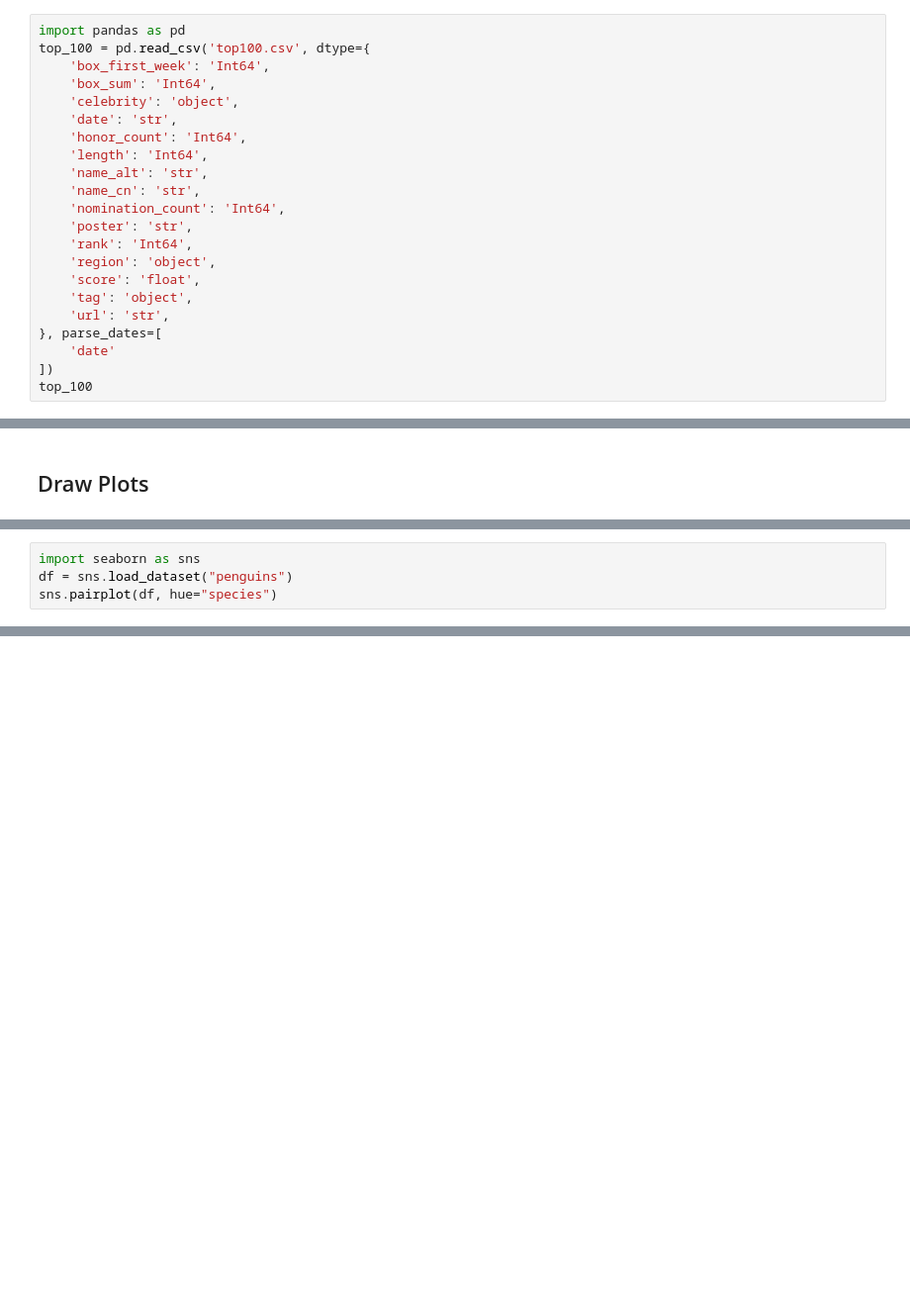
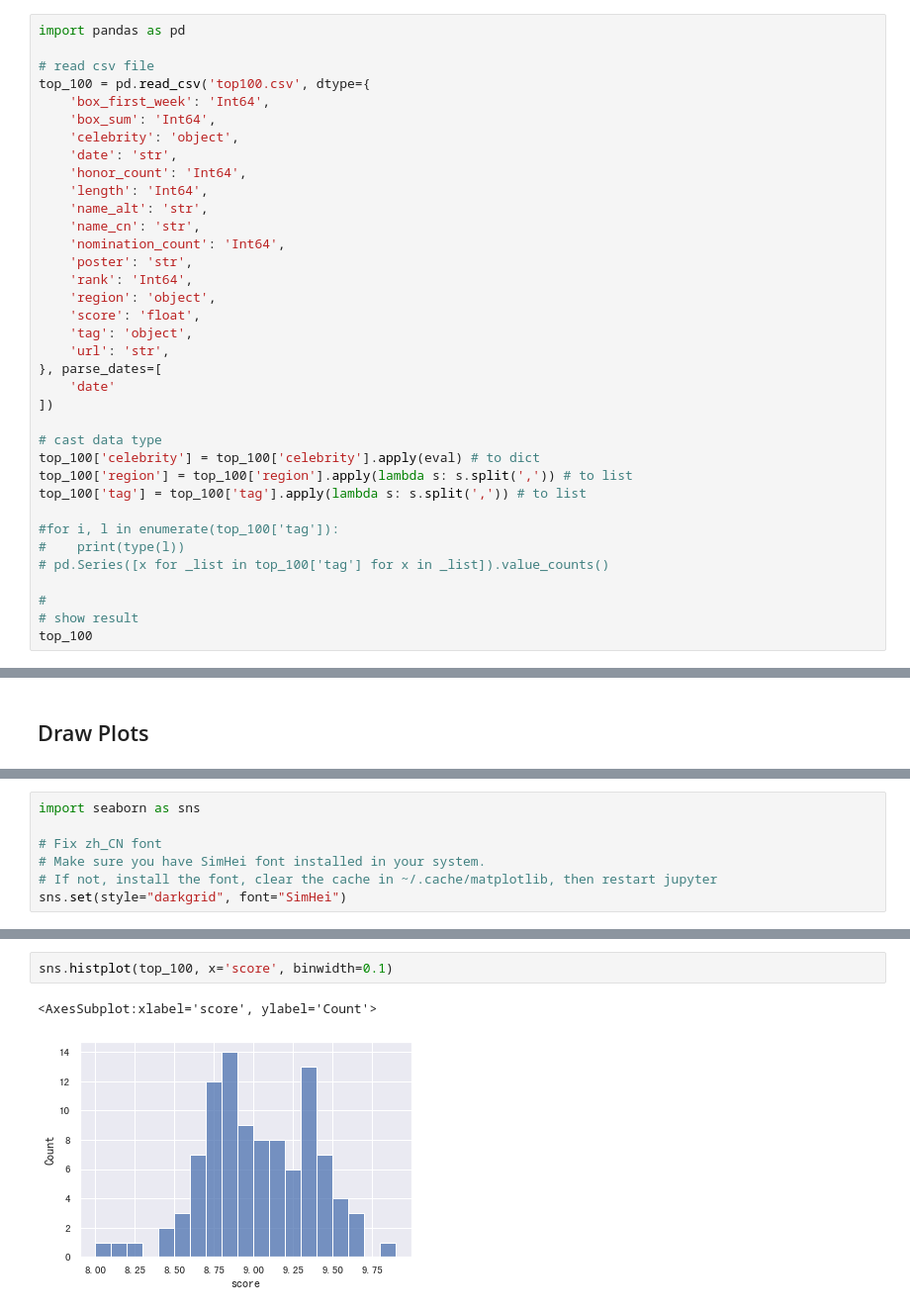
Before and after one commit to 4piu/Maoyan-Top-100, a Jupyter notebook: jupyter.ipynb, the cells around one changed output, grey strips where cells are left out. Shown: that part at 99% size. Saved outputs shown, nothing was run; the diff lists cells and outputs as text; blank space fills up the shorter version.

Commit message:
Add plot to jupyter

```diff
--- a/jupyter.ipynb
+++ b/jupyter.ipynb
@@ -28,6 +28,8 @@ Without cache, the crawling can take up minutes
 ## Read the CSV file
 # %%
 import pandas as pd
+
+# read csv file
 top_100 = pd.read_csv('top100.csv', dtype={
     'box_first_week': 'Int64',
     'box_sum': 'Int64',
@@ -47,4 +49,16 @@ top_100 = pd.read_csv('top100.csv', dtype={
 }, parse_dates=[
     'date'
 ])
+
+# cast data type
+top_100['celebrity'] = top_100['celebrity'].apply(eval) # to dict
+top_100['region'] = top_100['region'].apply(lambda s: s.split(',')) # to list
+top_100['tag'] = top_100['tag'].apply(lambda s: s.split(',')) # to list
+
+#for i, l in enumerate(top_100['tag']):
+#    print(type(l))
+# pd.Series([x for _list in top_100['tag'] for x in _list]).value_counts()
+
+#
+# show result
 top_100
@@ -53,4 +83,7 @@ top_100
 # %%
 import seaborn as sns
-df = sns.load_dataset("penguins")
-sns.pairplot(df, hue="species")
+
+# Fix zh_CN font
+# Make sure you have SimHei font installed in your system.
+# If not, install the font, clear the cache in ~/.cache/matplotlib, then restart jupyter
+sns.set(style="darkgrid", font="SimHei")
@@ -56,0 +92,5 @@ sns.pairplot(df, hue="species")
+# %%
+sns.histplot(top_100, x='score', binwidth=0.1)
+# %% [output]
+<AxesSubplot:xlabel='score', ylabel='Count'>
+[figure, added]
```
Also changed, not shown: parts of 14 cells of this notebook.
